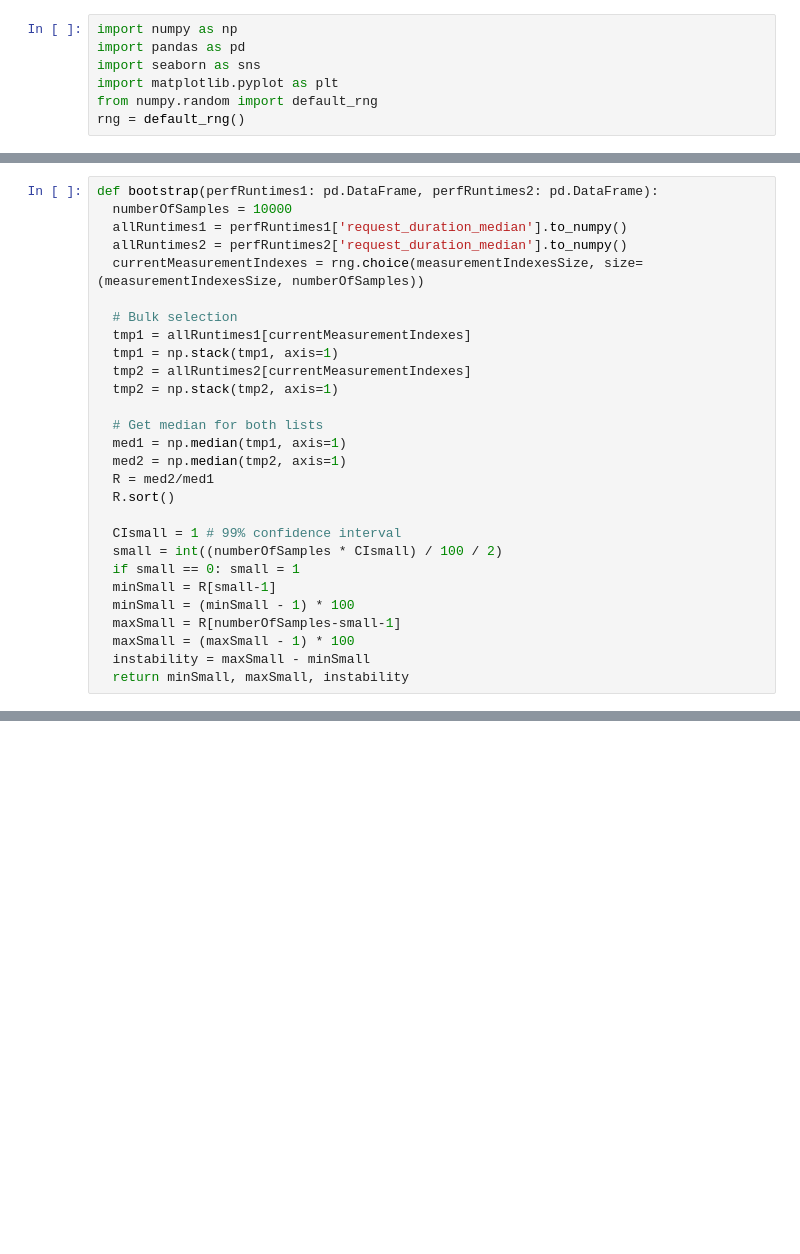
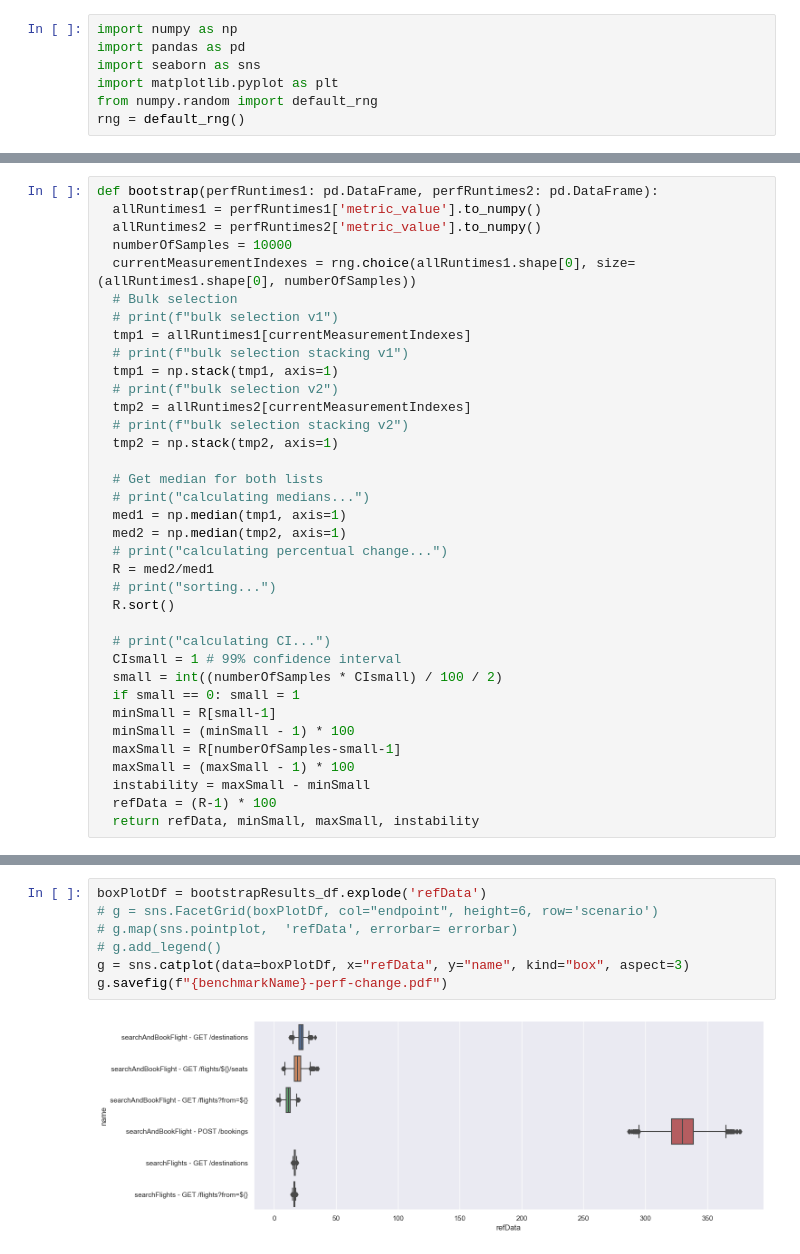
Before and after one commit to njapke/cloud-benchmark-conductor, a Jupyter notebook: analysis/bootstraping-app2.ipynb, the cells around one changed output, grey strips where cells are left out. Cells and saved outputs as stored; diff of their text form; blank space fills up the shorter version.

```diff
--- a/analysis/bootstraping-app2.ipynb
+++ b/analysis/bootstraping-app2.ipynb
@@ -117,22 +186,29 @@ measurementIndexesSize
 # %%
 def bootstrap(perfRuntimes1: pd.DataFrame, perfRuntimes2: pd.DataFrame):
+  allRuntimes1 = perfRuntimes1['metric_value'].to_numpy()
+  allRuntimes2 = perfRuntimes2['metric_value'].to_numpy()
   numberOfSamples = 10000
-  allRuntimes1 = perfRuntimes1['request_duration_median'].to_numpy()
-  allRuntimes2 = perfRuntimes2['request_duration_median'].to_numpy()
-  currentMeasurementIndexes = rng.choice(measurementIndexesSize, size=(measurementIndexesSize, numberOfSamples))
-
+  currentMeasurementIndexes = rng.choice(allRuntimes1.shape[0], size=(allRuntimes1.shape[0], numberOfSamples))
   # Bulk selection
+  # print(f"bulk selection v1")
   tmp1 = allRuntimes1[currentMeasurementIndexes]
+  # print(f"bulk selection stacking v1")
   tmp1 = np.stack(tmp1, axis=1)
+  # print(f"bulk selection v2")
   tmp2 = allRuntimes2[currentMeasurementIndexes]
+  # print(f"bulk selection stacking v2")
   tmp2 = np.stack(tmp2, axis=1)
 
   # Get median for both lists
+  # print("calculating medians...")
   med1 = np.median(tmp1, axis=1)
   med2 = np.median(tmp2, axis=1)
+  # print("calculating percentual change...")
   R = med2/med1
+  # print("sorting...")
   R.sort()
 
+  # print("calculating CI...")
   CIsmall = 1 # 99% confidence interval
   small = int((numberOfSamples * CIsmall) / 100 / 2)
   if small == 0: small = 1
@@ -141,5 +217,6 @@ def bootstrap(perfRuntimes1: pd.DataFrame, perfRuntimes2: pd.DataFrame):
   maxSmall = R[numberOfSamples-small-1]
   maxSmall = (maxSmall - 1) * 100
   instability = maxSmall - minSmall
-  return minSmall, maxSmall, instability
+  refData = (R-1) * 100
+  return refData, minSmall, maxSmall, instability
 # %%
@@ -156,0 +273,9 @@ performance change: 2.75% [0.63 - 4.44] (3.81%)
+# %%
+boxPlotDf = bootstrapResults_df.explode('refData')
+# g = sns.FacetGrid(boxPlotDf, col="endpoint", height=6, row='scenario')
+# g.map(sns.pointplot,  'refData', errorbar= errorbar)
+# g.add_legend()
+g = sns.catplot(data=boxPlotDf, x="refData", y="name", kind="box", aspect=3)
+g.savefig(f"{benchmarkName}-perf-change.pdf")
+# %% [output]
+[figure, added]
```
Also changed, not shown: parts of 9 cells of this notebook, 17 other files.
